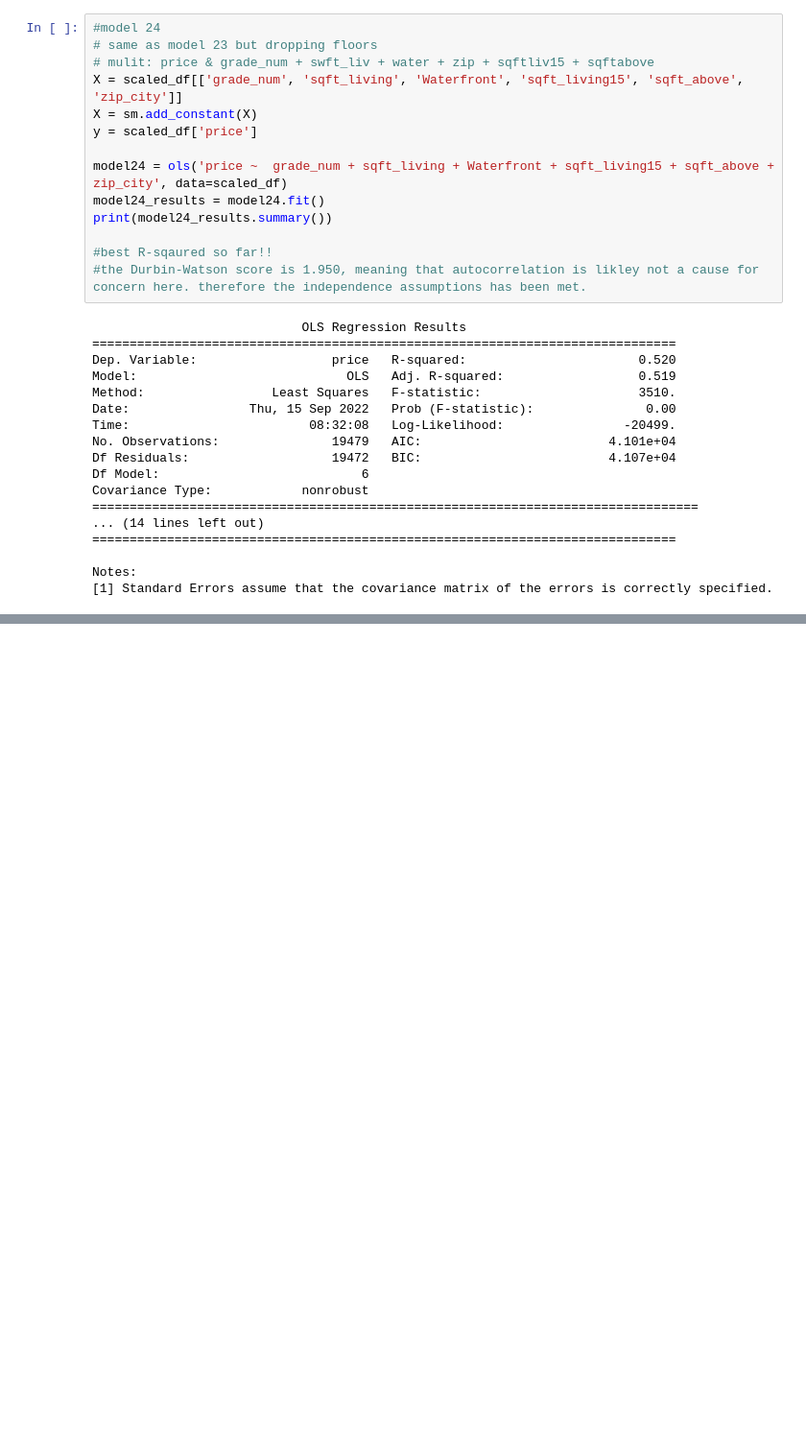
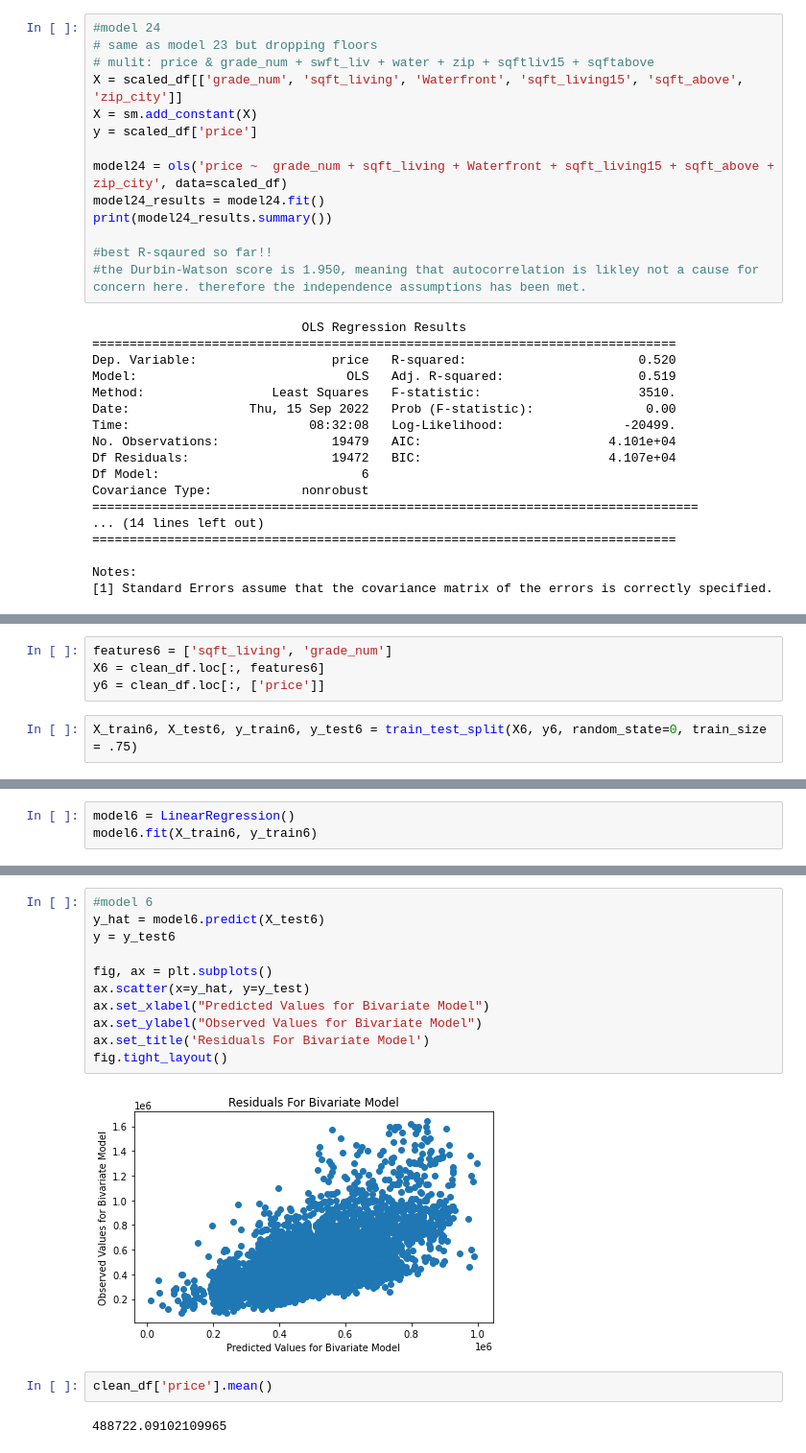
Before and after one commit to MackoyS/sarah-and-mackoy-price-modeling, a Jupyter notebook: TrainTestSplitAttempt.ipynb, the cells around one changed output, grey strips where cells are left out. Shown: that part at 96% size. Cells and saved outputs as stored; diff of their text form; blank space fills up the shorter version.

```diff
--- a/TrainTestSplitAttempt.ipynb
+++ b/TrainTestSplitAttempt.ipynb
@@ -309,0 +490,6 @@ Notes:
+# %%
+features6 = ['sqft_living', 'grade_num']
+X6 = clean_df.loc[:, features6]
+y6 = clean_df.loc[:, ['price']]
+# %%
+X_train6, X_test6, y_train6, y_test6 = train_test_split(X6, y6, random_state=0, train_size = .75)
@@ -309,0 +512,3 @@ Notes:
+# %%
+model6 = LinearRegression()
+model6.fit(X_train6, y_train6)
@@ -309,0 +563,17 @@ Notes:
+# %%
+#model 6
+y_hat = model6.predict(X_test6)
+y = y_test6
+
+fig, ax = plt.subplots()
+ax.scatter(x=y_hat, y=y_test)
+ax.set_xlabel("Predicted Values for Bivariate Model")
+ax.set_ylabel("Observed Values for Bivariate Model")
+ax.set_title('Residuals For Bivariate Model')
+fig.tight_layout()
+# %% [output]
+[figure, added]
+# %%
+clean_df['price'].mean()
+# %% [output]
+488722.09102109965
```
Also changed, not shown: parts of 46 cells of this notebook.
